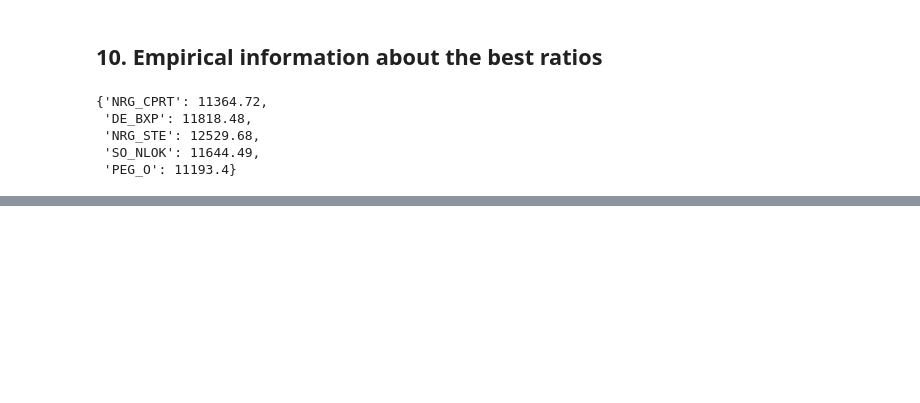
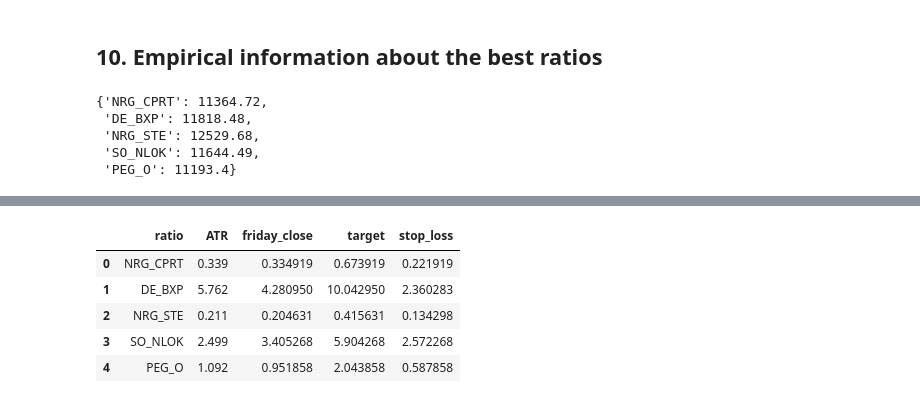
Before and after one commit to greengamma/long-short-trade-ideas-generator, a Jupyter notebook: notebooks/XGBoost_model.ipynb, the cells around one changed output, grey strips where cells are left out. Cells and saved outputs as stored; diff of their text form; code cells hidden in the pictures; blank space fills up the shorter version.

Commit message:
Added price target and stop/loss based on ATR

```diff
--- a/notebooks/XGBoost_model.ipynb
+++ b/notebooks/XGBoost_model.ipynb
@@ -414,0 +434,21 @@ pl_one_dict
+# %%
+friday_close = friday_close.rename('friday_close')
+index_list = list(range(0, len(friday_close)))
+friday_close.index = index_list
+# %%
+atr_df = pd.concat([atr_df, friday_close], axis=1)
+# %%
+# add target price columns
+atr_df['target'] = atr_df['ATR'] + atr_df['friday_close']
+# %%
+# add stop/loss price column
+atr_df['stop_loss'] = atr_df['friday_close'] - (1/3 * atr_df['ATR'])
+# %%
+atr_df
+# %% [output]
+|  | ratio | ATR | friday_close | target | stop_loss |
+| 0 | NRG_CPRT | 0.339 | 0.334919 | 0.673919 | 0.221919 |
+| 1 | DE_BXP | 5.762 | 4.280950 | 10.042950 | 2.360283 |
+| 2 | NRG_STE | 0.211 | 0.204631 | 0.415631 | 0.134298 |
+| 3 | SO_NLOK | 2.499 | 3.405268 | 5.904268 | 2.572268 |
+| 4 | PEG_O | 1.092 | 0.951858 | 2.043858 | 0.587858 |
```
Also changed, not shown: parts of 7 cells of this notebook.
